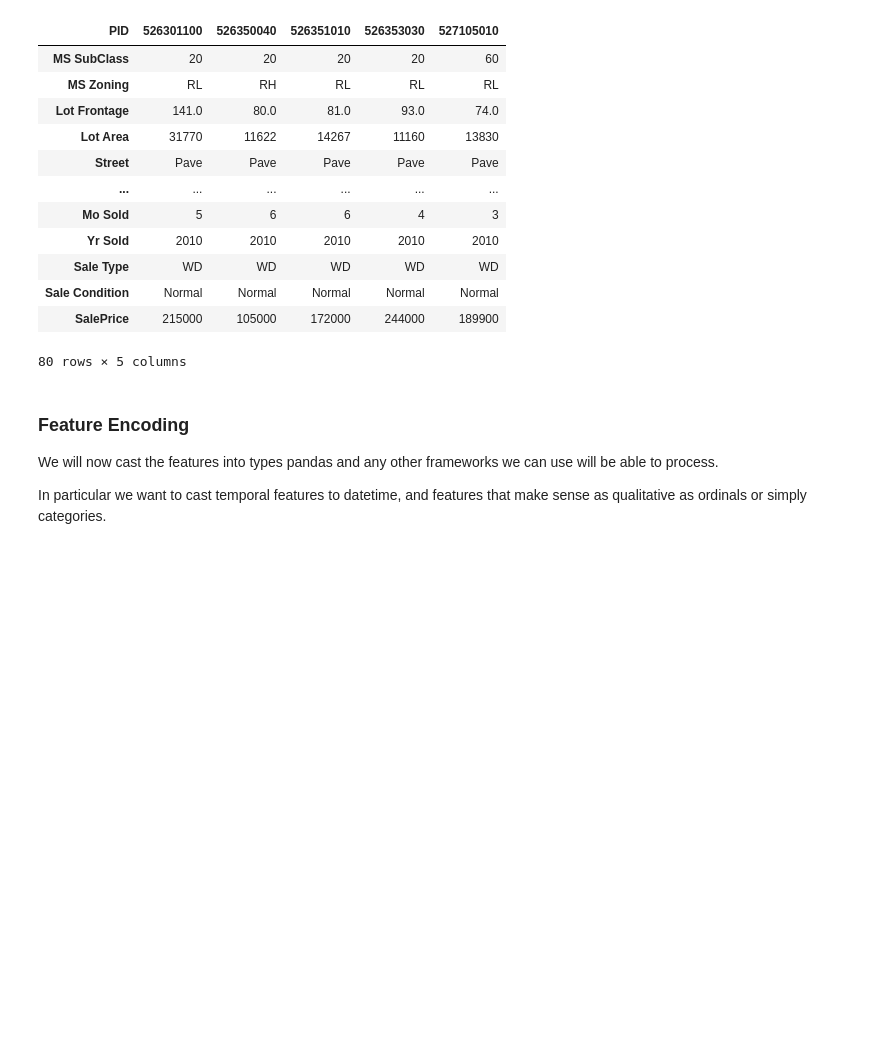
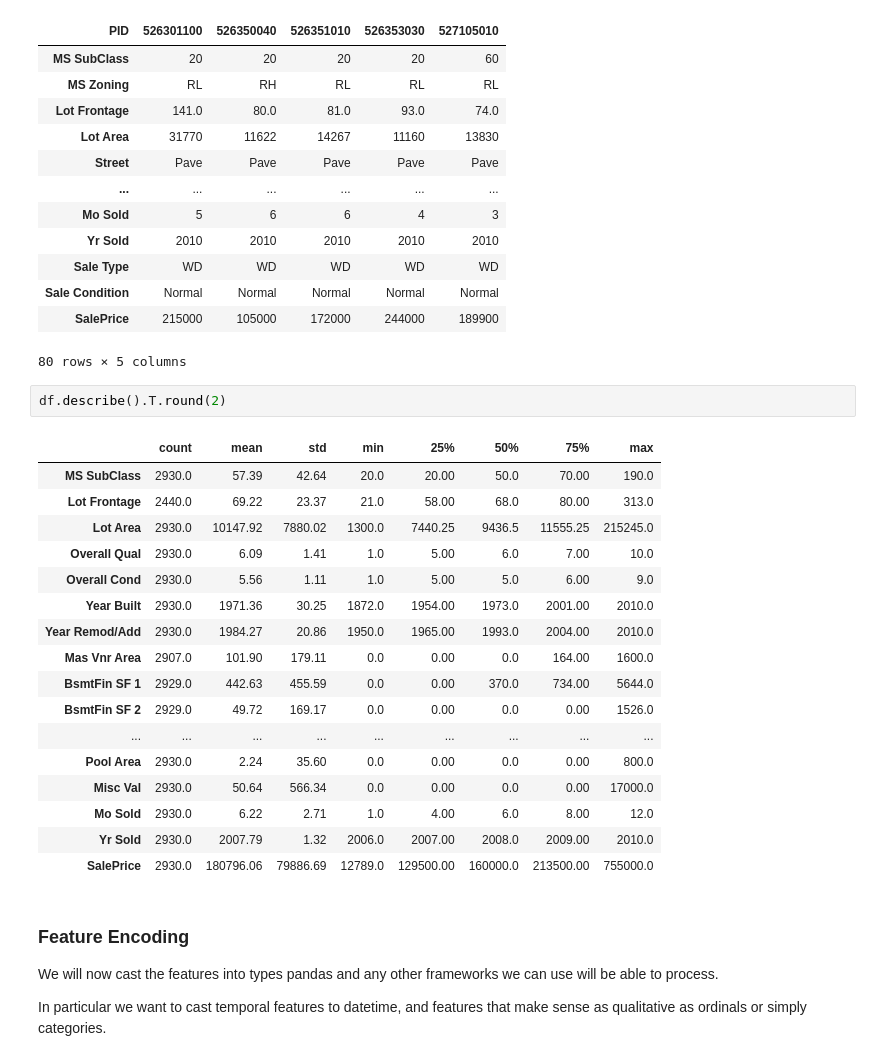
Before and after one commit to i-demetriou/dsc510-group-project, a Jupyter notebook: dsc510.theofanous.alexandrou.demetriou.ipynb, the cells around one changed output. Drawn from its saved outputs; the diff is of its cells as text; blank space fills up the shorter version.

```diff
--- a/dsc510.theofanous.alexandrou.demetriou.ipynb
+++ b/dsc510.theofanous.alexandrou.demetriou.ipynb
@@ -221,6 +221,26 @@ df.head().T
 | Sale Condition | Normal | Normal | Normal | Normal | Normal |
 | SalePrice | 215000 | 105000 | 172000 | 244000 | 189900 |
 80 rows × 5 columns
+# %%
+df.describe().T.round(2)
+# %% [output]
+|  | count | mean | std | min | 25% | 50% | 75% | max |
+| MS SubClass | 2930.0 | 57.39 | 42.64 | 20.0 | 20.00 | 50.0 | 70.00 | 190.0 |
+| Lot Frontage | 2440.0 | 69.22 | 23.37 | 21.0 | 58.00 | 68.0 | 80.00 | 313.0 |
+| Lot Area | 2930.0 | 10147.92 | 7880.02 | 1300.0 | 7440.25 | 9436.5 | 11555.25 | 215245.0 |
+| Overall Qual | 2930.0 | 6.09 | 1.41 | 1.0 | 5.00 | 6.0 | 7.00 | 10.0 |
+| Overall Cond | 2930.0 | 5.56 | 1.11 | 1.0 | 5.00 | 5.0 | 6.00 | 9.0 |
+| Year Built | 2930.0 | 1971.36 | 30.25 | 1872.0 | 1954.00 | 1973.0 | 2001.00 | 2010.0 |
+| Year Remod/Add | 2930.0 | 1984.27 | 20.86 | 1950.0 | 1965.00 | 1993.0 | 2004.00 | 2010.0 |
+| Mas Vnr Area | 2907.0 | 101.90 | 179.11 | 0.0 | 0.00 | 0.0 | 164.00 | 1600.0 |
+| BsmtFin SF 1 | 2929.0 | 442.63 | 455.59 | 0.0 | 0.00 | 370.0 | 734.00 | 5644.0 |
+| BsmtFin SF 2 | 2929.0 | 49.72 | 169.17 | 0.0 | 0.00 | 0.0 | 0.00 | 1526.0 |
+| ... | ... | ... | ... | ... | ... | ... | ... | ... |
+| Pool Area | 2930.0 | 2.24 | 35.60 | 0.0 | 0.00 | 0.0 | 0.00 | 800.0 |
+| Misc Val | 2930.0 | 50.64 | 566.34 | 0.0 | 0.00 | 0.0 | 0.00 | 17000.0 |
+| Mo Sold | 2930.0 | 6.22 | 2.71 | 1.0 | 4.00 | 6.0 | 8.00 | 12.0 |
+| Yr Sold | 2930.0 | 2007.79 | 1.32 | 2006.0 | 2007.00 | 2008.0 | 2009.00 | 2010.0 |
+| SalePrice | 2930.0 | 180796.06 | 79886.69 | 12789.0 | 129500.00 | 160000.0 | 213500.00 | 755000.0 |
 # %% [markdown]
 ### Feature Encoding
 
```
Also changed, not shown: parts of 3 cells of this notebook.
